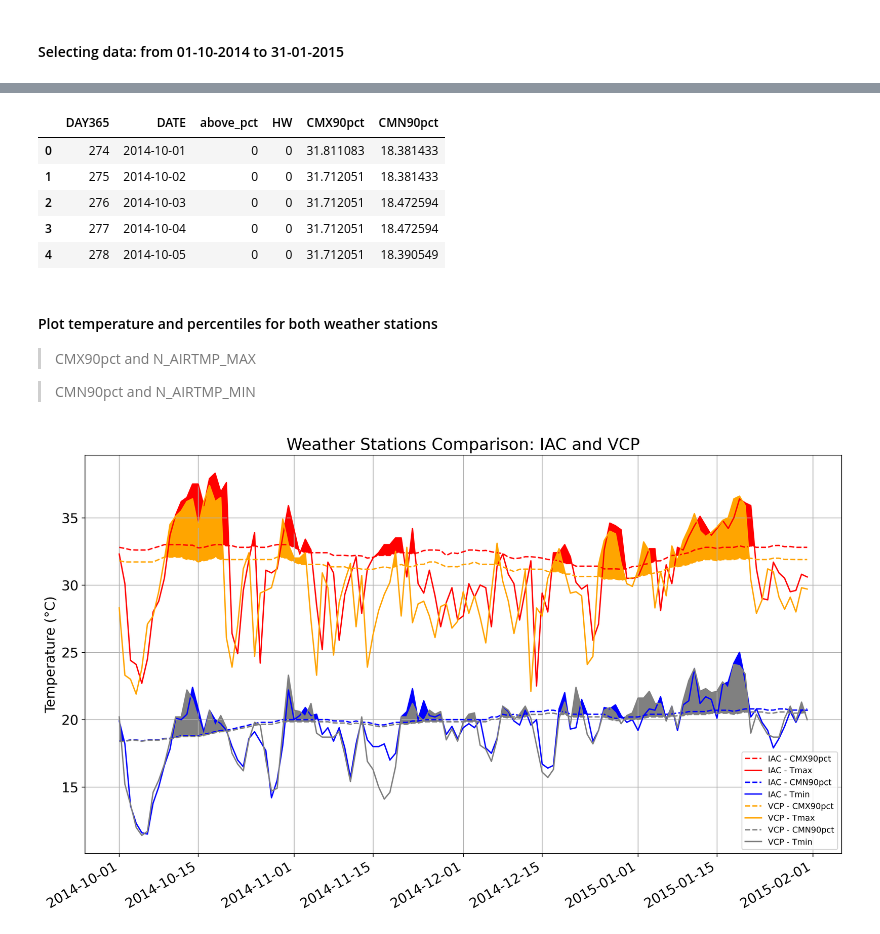
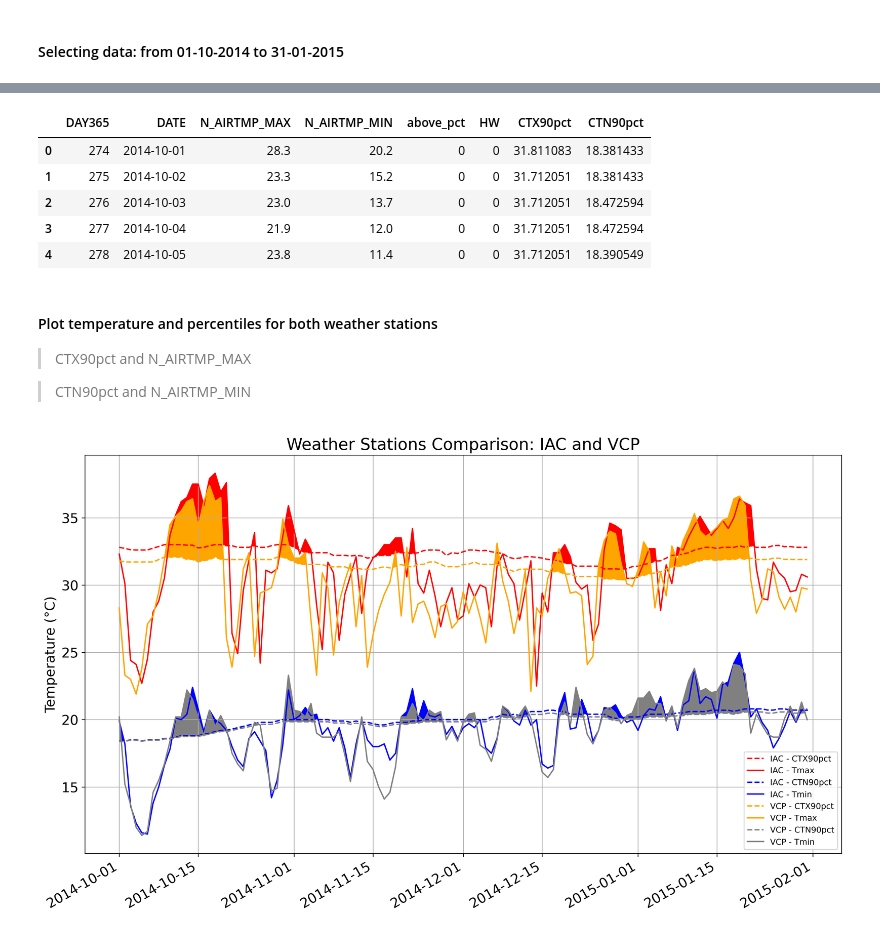
Before and after one commit to climate-and-health-datasci-Unicamp/py-climate-health-toolbox, a Jupyter notebook: examples/Comparison_IAC_VCP.ipynb, the cells around one changed output, grey strips where cells are left out. Saved outputs shown, nothing was run; the diff lists cells and outputs as text; code cells hidden in the pictures.

```diff
--- a/examples/Comparison_IAC_VCP.ipynb
+++ b/examples/Comparison_IAC_VCP.ipynb
@@ -706,20 +733,20 @@ merge_IAC.head()
 # %%
 #VCP
 sel_dataVCP = HW_VCP[(HW_VCP['DATE']>=start_date)&(HW_VCP['DATE']<=end_date)]
 merge_VCP = pd.merge(sel_dataVCP, pct_VCP, on='DAY365')
 merge_VCP = merge_VCP.sort_values(by='DATE')
-merge_VCP.head()[['DAY365','DATE','above_pct','HW','CMX90pct','CMN90pct']]
+merge_VCP.head()
 # %% [output]
-|  | DAY365 | DATE | above_pct | HW | CMX90pct | CMN90pct |
-| 0 | 274 | 2014-10-01 | 0 | 0 | 31.811083 | 18.381433 |
-| 1 | 275 | 2014-10-02 | 0 | 0 | 31.712051 | 18.381433 |
-| 2 | 276 | 2014-10-03 | 0 | 0 | 31.712051 | 18.472594 |
-| 3 | 277 | 2014-10-04 | 0 | 0 | 31.712051 | 18.472594 |
-| 4 | 278 | 2014-10-05 | 0 | 0 | 31.712051 | 18.390549 |
+|  | DAY365 | DATE | N_AIRTMP_MAX | N_AIRTMP_MIN | above_pct | HW | CTX90pct | CTN90pct |
+| 0 | 274 | 2014-10-01 | 28.3 | 20.2 | 0 | 0 | 31.811083 | 18.381433 |
+| 1 | 275 | 2014-10-02 | 23.3 | 15.2 | 0 | 0 | 31.712051 | 18.381433 |
+| 2 | 276 | 2014-10-03 | 23.0 | 13.7 | 0 | 0 | 31.712051 | 18.472594 |
+| 3 | 277 | 2014-10-04 | 21.9 | 12.0 | 0 | 0 | 31.712051 | 18.472594 |
+| 4 | 278 | 2014-10-05 | 23.8 | 11.4 | 0 | 0 | 31.712051 | 18.390549 |
 # %% [markdown]
 #### Plot temperature and percentiles for both weather stations
 
-> CMX90pct and N_AIRTMP_MAX
+> CTX90pct and N_AIRTMP_MAX
 
-> CMN90pct and N_AIRTMP_MIN
+> CTN90pct and N_AIRTMP_MIN
 # %%
```
Also changed, not shown: parts of 14 cells of this notebook.
